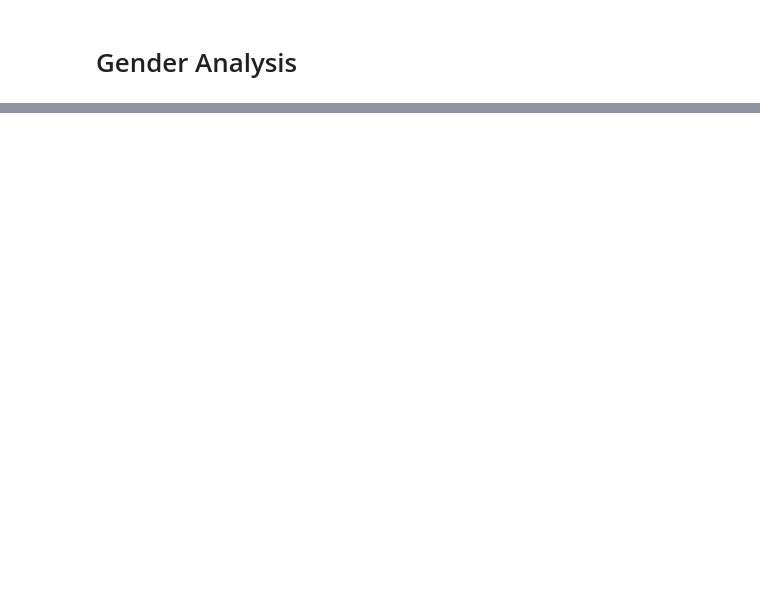
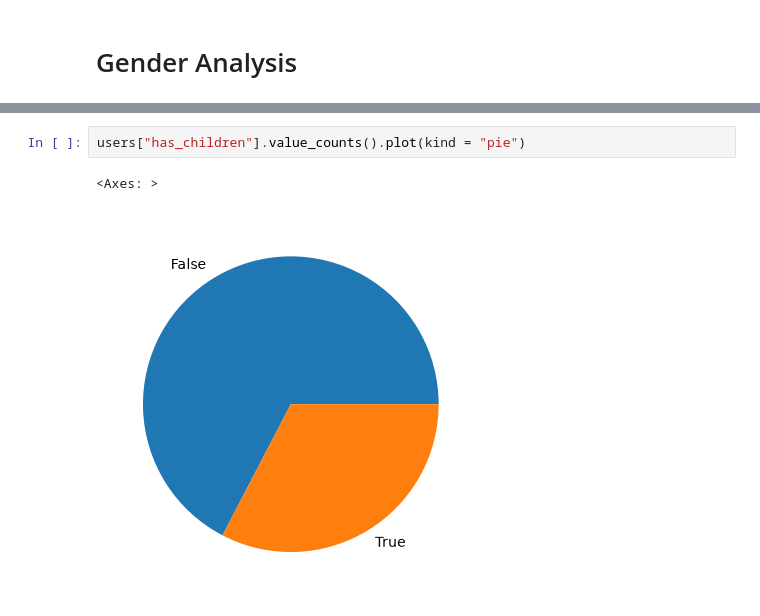
Before and after one commit to anuarsantoyo/TravelTideOct26, a Jupyter notebook: notebooks/EDA.ipynb, the cells around one changed output, grey strips where cells are left out. Cells and saved outputs as stored; diff of their text form; blank space fills up the shorter version.

```diff
--- a/notebooks/EDA.ipynb
+++ b/notebooks/EDA.ipynb
@@ -101,0 +129,5 @@ ImportError: matplotlib is required for plotting when the default backend "matpl
+# %%
+users["has_children"].value_counts().plot(kind = "pie")
+# %% [output]
+<Axes: >
+[figure, added]
```
Also changed, not shown: parts of 21 cells of this notebook, 1 other file.
